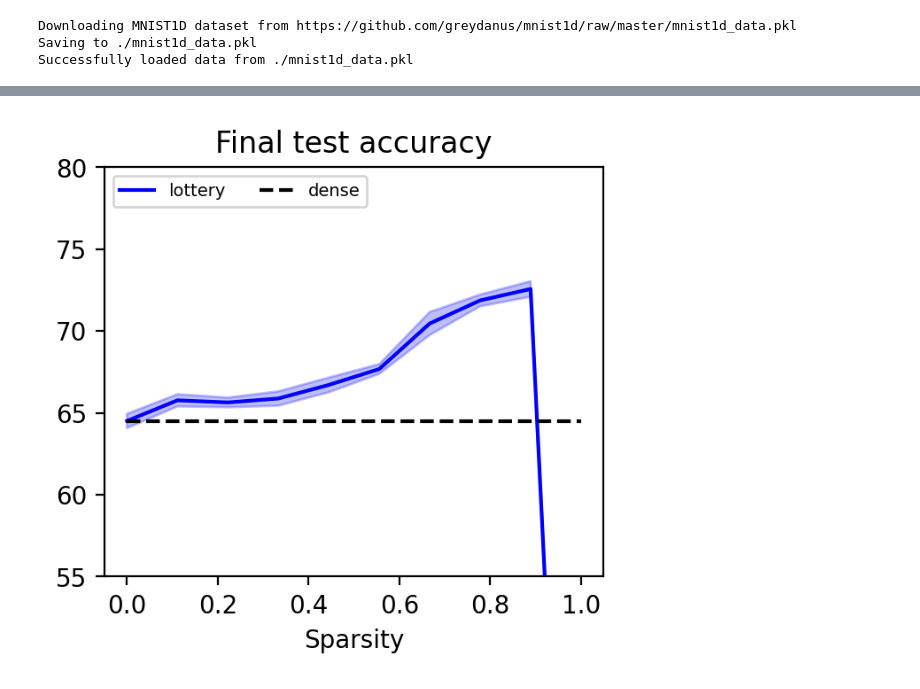
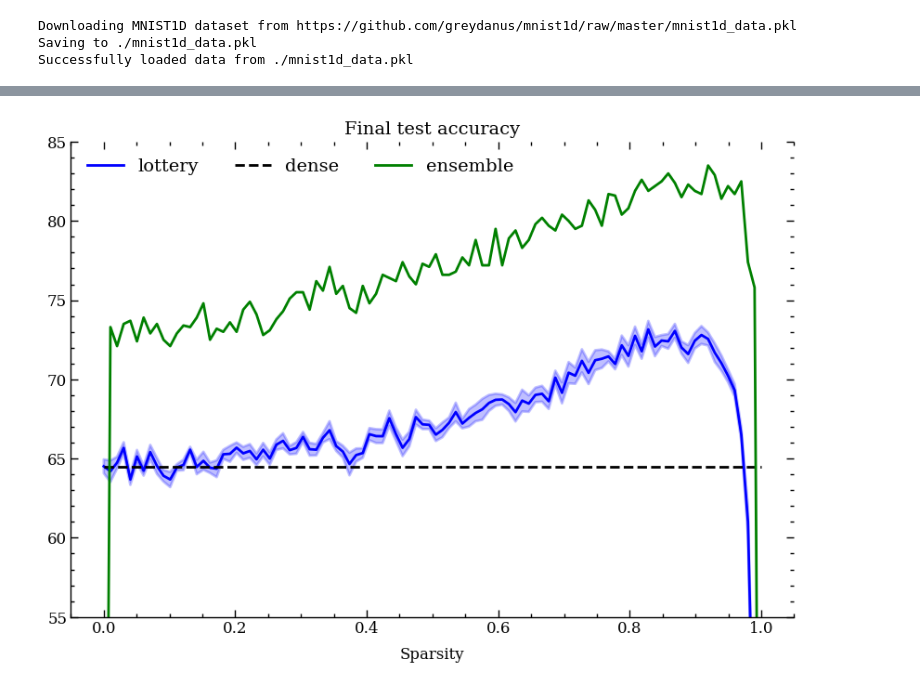
Before and after one commit to mrkdh16/lottery-ticket-exploration, a Jupyter notebook: LTH_OOD_Experiment.ipynb, the cells around one changed output, grey strips where cells are left out. Cells and saved outputs as stored; diff of their text form; code cells hidden in the pictures.

Commit message:
tried lottery ticket ensembles, seems to work well

```diff
--- a/LTH_OOD_Experiment.ipynb
+++ b/LTH_OOD_Experiment.ipynb
@@ -236,9 +236,8 @@ model_args.learning_rate = 2e-2
 model_args.device = DEVICE
 
 # sparsity settings
-num_retrains = 10
-# sparsity_schedule = np.linspace(0,1.,num_retrains) #1-np.cumprod(np.ones(num_retrains)*tau)/tau # tau = .97
-sparsity_schedule = np.linspace(0,1.,num_retrains)
+num_retrains = 100
+sparsity_schedule = np.linspace(0,1.,num_retrains) #1-np.cumprod(np.ones(num_retrains)*tau)/tau # tau = .97
 # %%
 args = get_dataset_args()
 data = get_dataset(args=args)
@@ -278,0 +434,2 @@ for t in tqdm(range(num_trials)):
+# %%
+trials = from_pickle(path=project_dir + 'lottery.pkl')   # optionally load precomputed results from your Drive
@@ -278,0 +455,4 @@ for t in tqdm(range(num_trials)):
+# %%
+import scienceplots
+plt.style.use('science')
+plt.rcParams['text.usetex'] = False
@@ -279,47 +481,33 @@ for t in tqdm(range(num_trials)):
+# %%
+ensemble_accs = []
+for sparsity in tqdm(np.linspace(0,1.,num_retrains)):
+  models = []
+  for model in trials['lott_models']:
+    models.append(model[int(sparsity*len(model))-1])
+  ensemble_accs.append(evaluate_ensemble(models, data, DEVICE))
 # %%
 def average_over(trials, trial_name, key):
   ys = [trials[trial_name][i][key] for i in range(len(trials[trial_name]))]
   return np.stack(ys).mean(0), np.stack(ys).std(0) / np.sqrt(len(ys))
 
 x = sparsity_schedule
 rand_color, lott_color = 'r', 'b'
 fig = plt.figure(figsize=[8,3], dpi=200)
 
-# plt.subplot(1,2,1)
-# y, y_err = average_over(trials, 'lott_stats', 'test_losses')
-# y, y_err = y[:,-1], y_err[:,-1]
-# plt.plot(x, y, '-', color=lott_color, label='lottery') ; plt.fill_between(x, y-y_err, y+y_err, color=lott_color, alpha=0.25)
-# plt.plot(x, np.ones_like(x) * y[0], 'k--', label='dense')
-# plt.xlabel('Sparsity') ; plt.title('Final test loss')
-# plt.yscale('log')
-# plt.ylim(None, 5e0)
-# plt.legend(fontsize=7, ncol=3, loc='upper left')
-
 plt.subplot(1,2,2)
 y, y_err = average_over(trials, 'lott_stats', 'test_accs')
 y, y_err = y[:,-1], y_err[:,-1]
 plt.plot(x, y, '-', color=lott_color, label='lottery') ; plt.fill_between(x, y-y_err, y+y_err, color=lott_color, alpha=0.25)
 plt.plot(x, np.ones_like(x) * y[0], 'k--', label='dense')
+plt.plot(x,ensemble_accs,'-',color='green',label='ensemble')
 plt.xlabel('Sparsity') ; plt.title('Final test accuracy')
-plt.ylim(55, 80) #plt.ylim(70, 85)
+plt.ylim(55, 85) #plt.ylim(70, 85)
 plt.legend(fontsize=7, ncol=3, loc='upper left')
-
-# plt.subplot(1,3,3)
-# y, y_err = average_over(trials, 'rand_stats', 'test_accs')
-# y, y_err = y.max(-1), y_err[range(y.shape[0]),y.argmax(-1)]
-# plt.plot(x, y, '-', color=rand_color, label='random') ; plt.fill_between(x, y-y_err, y+y_err, color=rand_color, alpha=0.25)
-# y, y_err = average_over(trials, 'lott_stats', 'test_accs')
-# y, y_err = y.max(-1), y_err[range(y.shape[0]),y.argmax(-1)]
-# plt.plot(x, y, '-', color=lott_color, label='lottery') ; plt.fill_between(x, y-y_err, y+y_err, color=lott_color, alpha=0.25)
-# plt.plot(x, np.ones_like(x) * y[0], 'k--', label='dense')
-# plt.xlabel('Sparsity') ; plt.title('Max test accuracy')
-# plt.ylim(55, 80) #plt.ylim(55, 75)
-# plt.legend(fontsize=7, ncol=3, loc='upper left')
 
 plt.show()
 
 # os.makedirs(project_dir + 'figures/', exist_ok=True)
 # fig.savefig(project_dir + 'figures/lottery.png')
 # fig.savefig(project_dir + 'figures/lottery.pdf')
 # %% [output]
-[figure, old version]
+[figure, new version]
```
Also changed, not shown: parts of 6 cells of this notebook.
